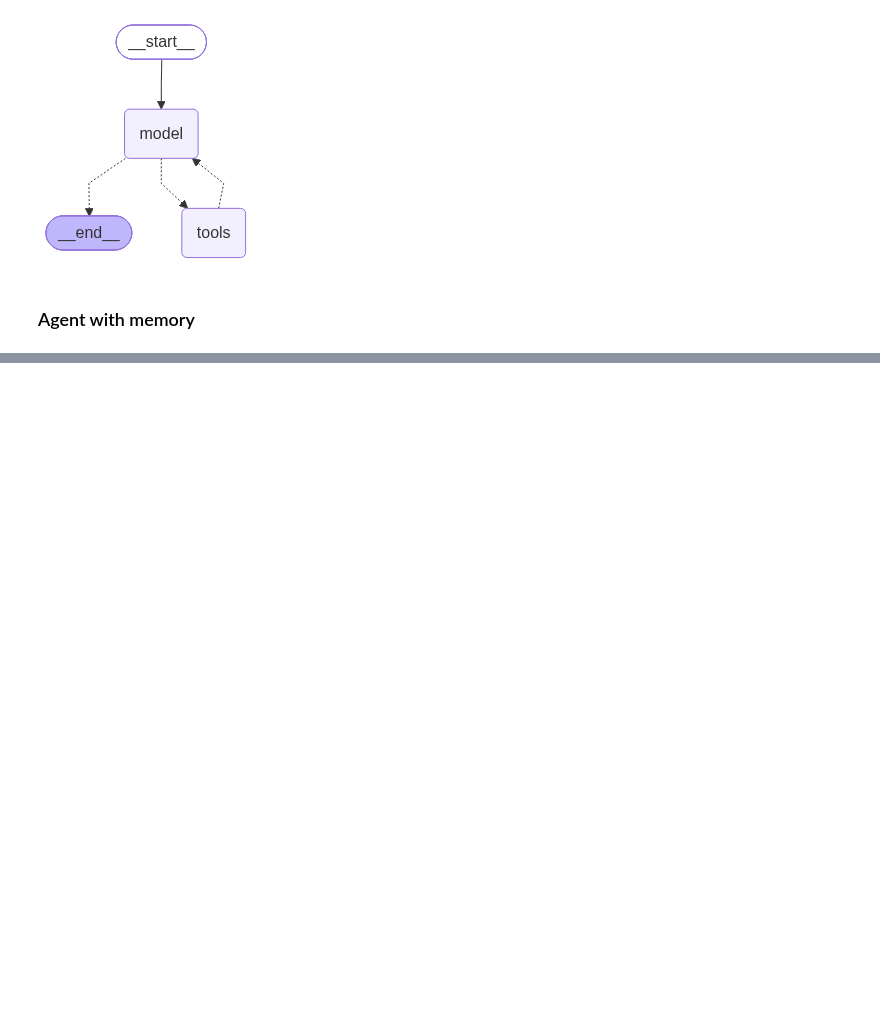
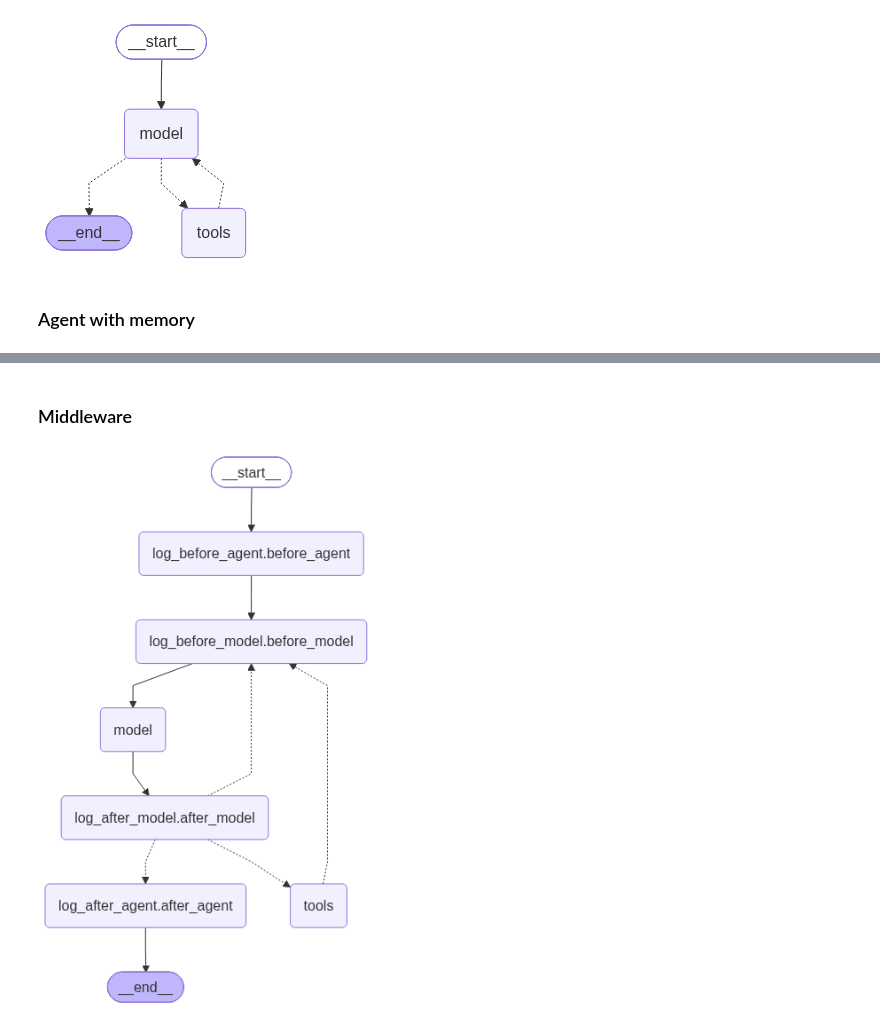
Before and after one commit to MariaRHristova/ai-agents-workflows, a Jupyter notebook: 04_LangChain_Agents_Tools.ipynb, the cells around one changed output, grey strips where cells are left out. Cells and saved outputs as stored; diff of their text form; code cells hidden in the pictures; blank space fills up the shorter version.

Commit message:
Adding Middleware to the LangChain agents

```diff
--- a/04_LangChain_Agents_Tools.ipynb
+++ b/04_LangChain_Agents_Tools.ipynb
@@ -633,10 +644,22 @@ def display_graph(runnable: Runnable, output_png: Path) -> None:
     """Render a LangChain runnable graph, save it as a PNG, and display it."""
     graph = runnable.get_graph()
 
-    with output_png.open(mode="wb") as file:
-        file.write(graph.draw_mermaid_png())
+    try:
+        # Render with Mermaid.ink. Empty proxy values avoid the broken local proxy.
+        png_bytes = graph.draw_mermaid_png(
+            proxies={"http": "", "https": ""},
+            max_retries=3,
+            retry_delay=2.0,
+        )
+        output_png.write_bytes(png_bytes)
+        display(Image(filename=str(output_png)))
 
-    display(Image(output_png, format="png"))
+    except ValueError as error:
+        # A useful fallback: save Mermaid text, which can be pasted into mermaid.live.
+        mermaid_file = output_png.with_suffix(".mmd")
+        mermaid_file.write_text(graph.draw_mermaid(), encoding="utf-8")
+        print(f"PNG rendering failed: {error}")
+        print(f"Saved Mermaid diagram text to: {mermaid_file}")
 # %%
 display_graph(simple_agent, Path("simple_agent_graph.png"))
 # %% [output]
@@ -687,0 +711,2 @@ You live in Sofia. Would you like me to tell you the current time there?
+# %% [markdown]
+### Middleware
@@ -687,0 +779,20 @@ You live in Sofia. Would you like me to tell you the current time there?
+# %%
+# Pass the middleware functions to create_agent. Their logs reveal the agent's execution flow.
+middleware_agent = create_agent(
+    model=openai_model,
+    tools=[get_current_time, multiply_numbers],
+    system_prompt="You are a helpful assistant. Use tools when appropriate.",
+    middleware=[
+        log_before_agent,
+        log_before_model,
+        log_after_model,
+        log_after_agent,
+        log_model_call,
+        log_tool_call,
+    ],
+)
+
+# The graph includes the agent's model, tools, and middleware steps.
+display_graph(middleware_agent, Path("middleware_agent_graph.png"))
+# %% [output]
+[figure, added]
```
Also changed, not shown: parts of 15 cells of this notebook, 3 other files.
